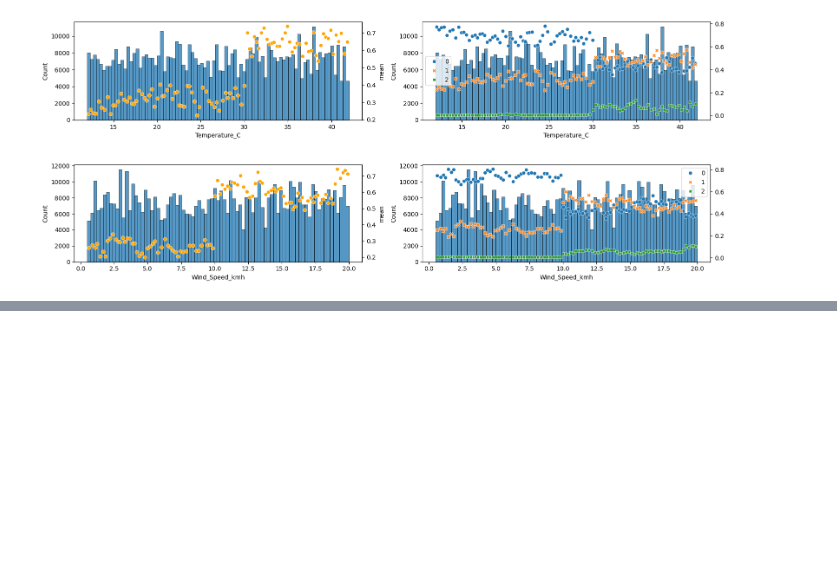
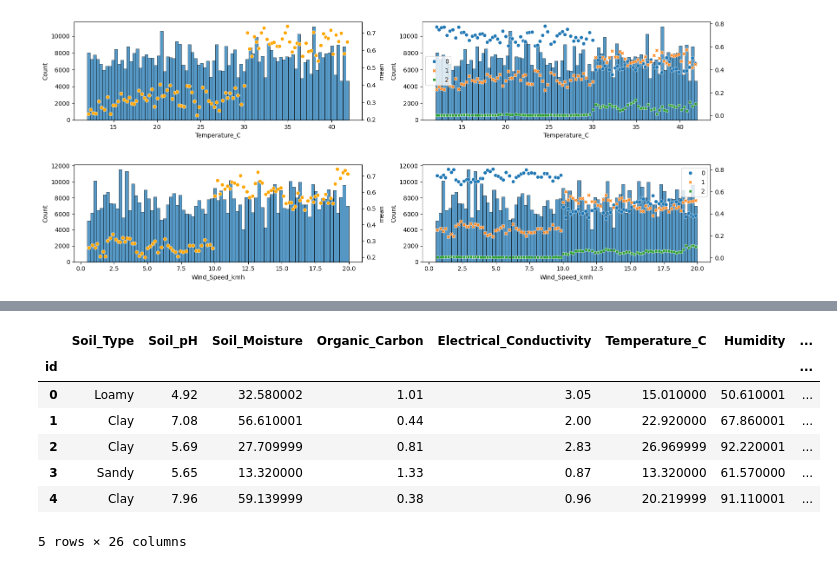
Before and after one commit to sunkusun9/ml-labs, a Jupyter notebook: examples/kaggle_s6e4/2.exploration.ipynb, the cells around one changed output, grey strips where cells are left out. Drawn from its saved outputs; the diff is of its cells as text; code cells hidden in the pictures; blank space fills up the shorter version.

```diff
--- a/examples/kaggle_s6e4/2.exploration.ipynb
+++ b/examples/kaggle_s6e4/2.exploration.ipynb
@@ -204,0 +415,14 @@ for i in X_num:
+# %%
+df_train_gd = df_train.join(
+    df_ce_grad[[0, 1]].rename(columns = lambda x: 'loss_{}'.format(x)), on = X_bin + ['Mulching_Used', 'Crop_Growth_Stage']
+)
+df_train_gd.head()
+# %% [output]
+|  | Soil_Type | Soil_pH | Soil_Moisture | Organic_Carbon | Electrical_Conductivity | Temperature_C | Humidity | ... |
+| id |  |  |  |  |  |  |  | ... |
+| 0 | Loamy | 4.92 | 32.580002 | 1.01 | 3.05 | 15.010000 | 50.610001 | ... |
+| 1 | Clay | 7.08 | 56.610001 | 0.44 | 2.00 | 22.920000 | 67.860001 | ... |
+| 2 | Clay | 5.69 | 27.709999 | 0.81 | 2.83 | 26.969999 | 92.220001 | ... |
+| 3 | Sandy | 5.65 | 13.320000 | 1.33 | 0.87 | 13.320000 | 61.570000 | ... |
+| 4 | Clay | 7.96 | 59.139999 | 0.38 | 0.96 | 20.219999 | 91.110001 | ... |
+5 rows × 26 columns
```
Also changed, not shown: parts of 36 cells of this notebook.
